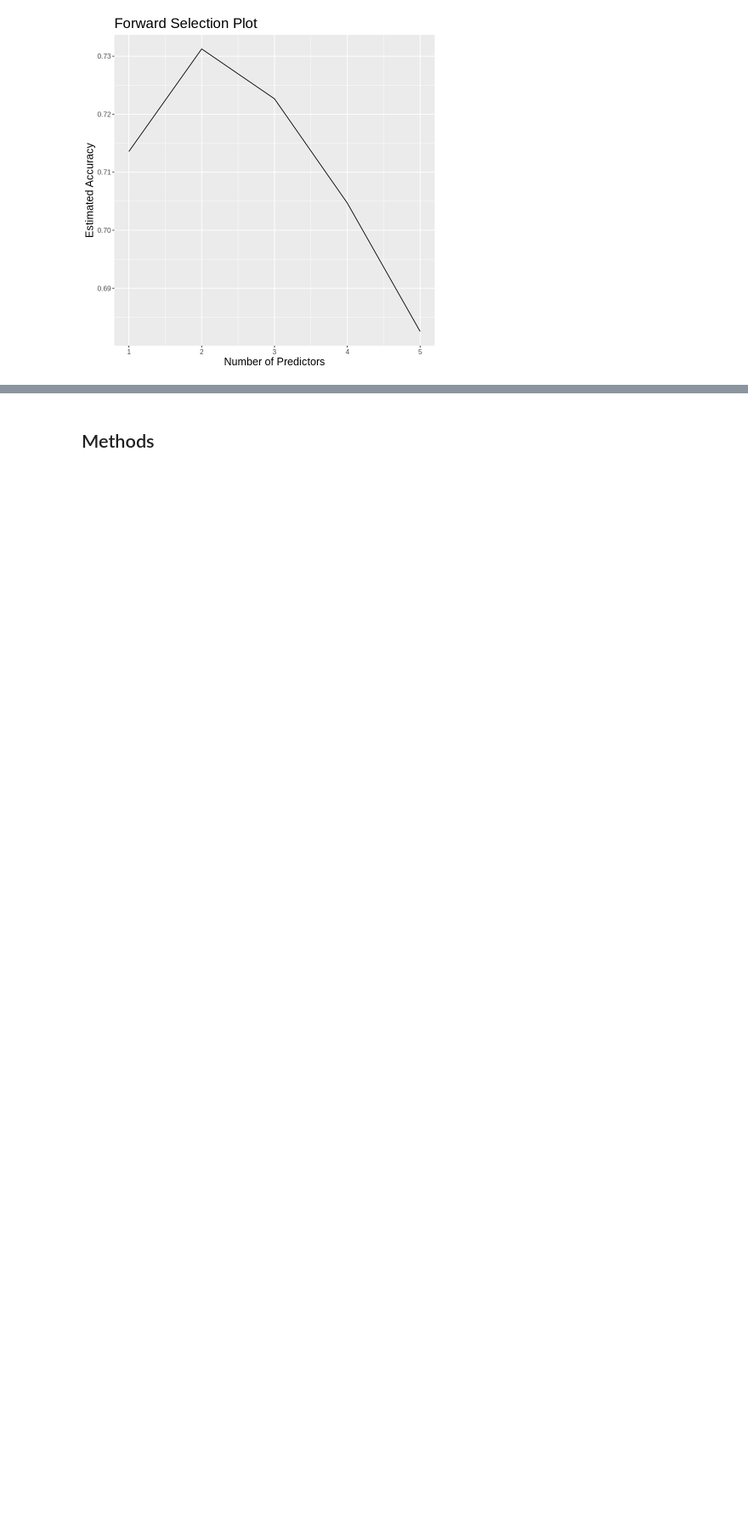
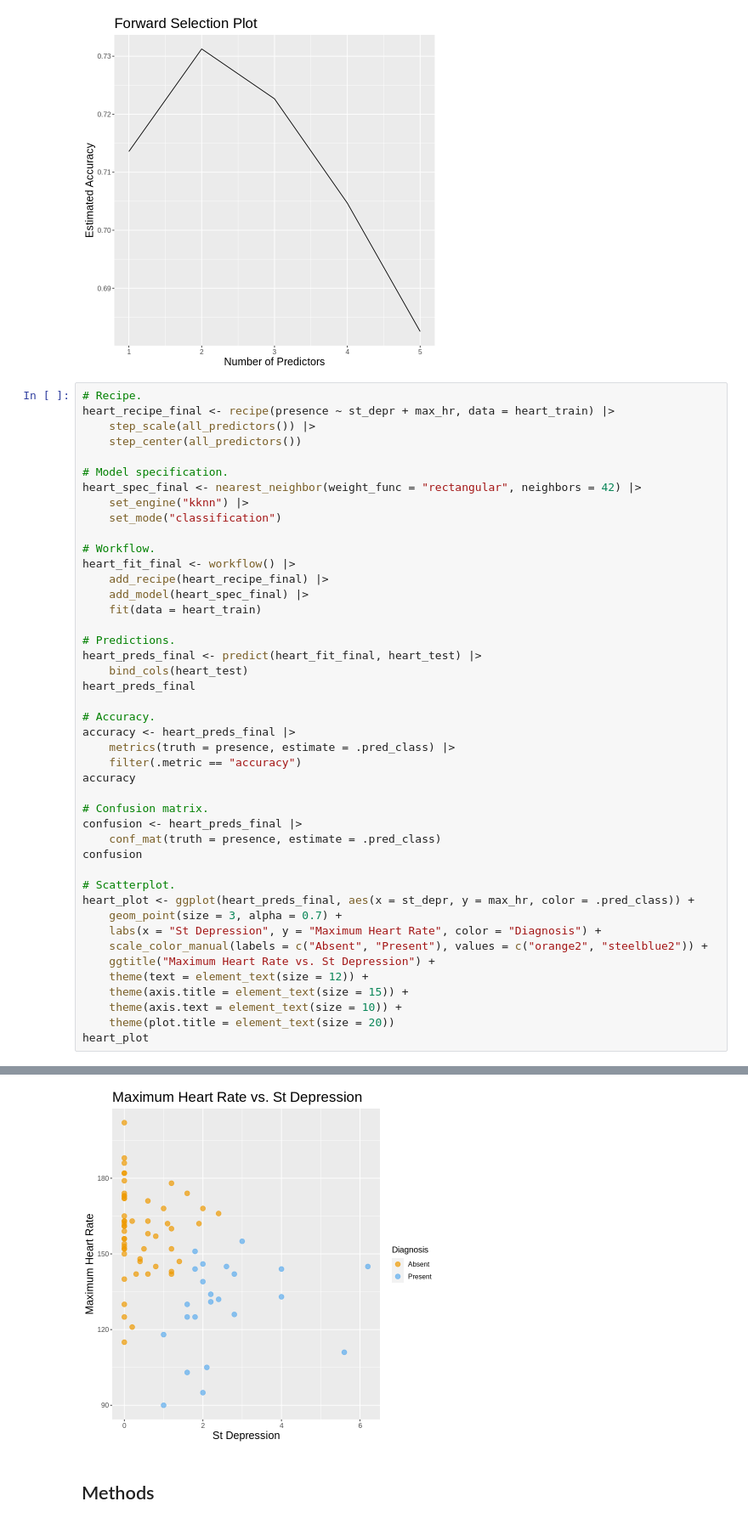
Before and after one commit to itsDagu/dsci100-group-01, a Jupyter notebook: group_proposal.ipynb, the cells around one changed output, grey strips where cells are left out. Shown at 85% size. Drawn from its saved outputs; the diff is of its cells as text; blank space fills up the shorter version.

Commit message:
Remade model and created scatterplot of test data.

```diff
--- a/group_proposal.ipynb
+++ b/group_proposal.ipynb
@@ -369,3 +369,48 @@ accuracy_plot <- ggplot(accuracies, aes(x = size, y = accuracy)) +
 accuracy_plot
 # %% [output]
 [figure]
+# %%
+# Recipe.
+heart_recipe_final <- recipe(presence ~ st_depr + max_hr, data = heart_train) |>
+    step_scale(all_predictors()) |>
+    step_center(all_predictors())
+
+# Model specification.
+heart_spec_final <- nearest_neighbor(weight_func = "rectangular", neighbors = 42) |>
+    set_engine("kknn") |>
+    set_mode("classification")
+
+# Workflow.
+heart_fit_final <- workflow() |>
+    add_recipe(heart_recipe_final) |>
+    add_model(heart_spec_final) |>
+    fit(data = heart_train)
+
+# Predictions.
+heart_preds_final <- predict(heart_fit_final, heart_test) |>
+    bind_cols(heart_test)
+heart_preds_final
+
+# Accuracy.
+accuracy <- heart_preds_final |>
+    metrics(truth = presence, estimate = .pred_class) |>
+    filter(.metric == "accuracy")
+accuracy
+
+# Confusion matrix.
+confusion <- heart_preds_final |>
+    conf_mat(truth = presence, estimate = .pred_class)
+confusion
+
+# Scatterplot.
+heart_plot <- ggplot(heart_preds_final, aes(x = st_depr, y = max_hr, color = .pred_class)) +
+    geom_point(size = 3, alpha = 0.7) +
+    labs(x = "St Depression", y = "Maximum Heart Rate", color = "Diagnosis") +
+    scale_color_manual(labels = c("Absent", "Present"), values = c("orange2", "steelblue2")) +
+    ggtitle("Maximum Heart Rate vs. St Depression") +
+    theme(text = element_text(size = 12)) +
+    theme(axis.title = element_text(size = 15)) +
+    theme(axis.text = element_text(size = 10)) +
+    theme(plot.title = element_text(size = 20))
+heart_plot
+# %% [output]
@@ -372,3 +435,4 @@ accuracy_plot
+[figure, added]
 # %% [markdown]
 ## Methods
 # %% [markdown]
```
Also changed, not shown: parts of 1 cell of this notebook.
